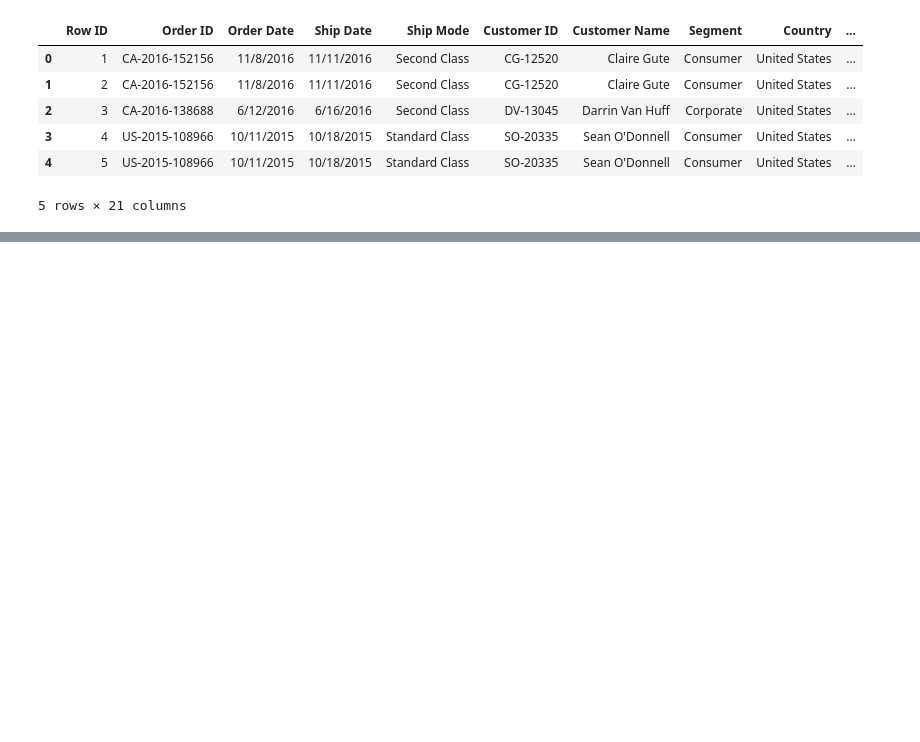
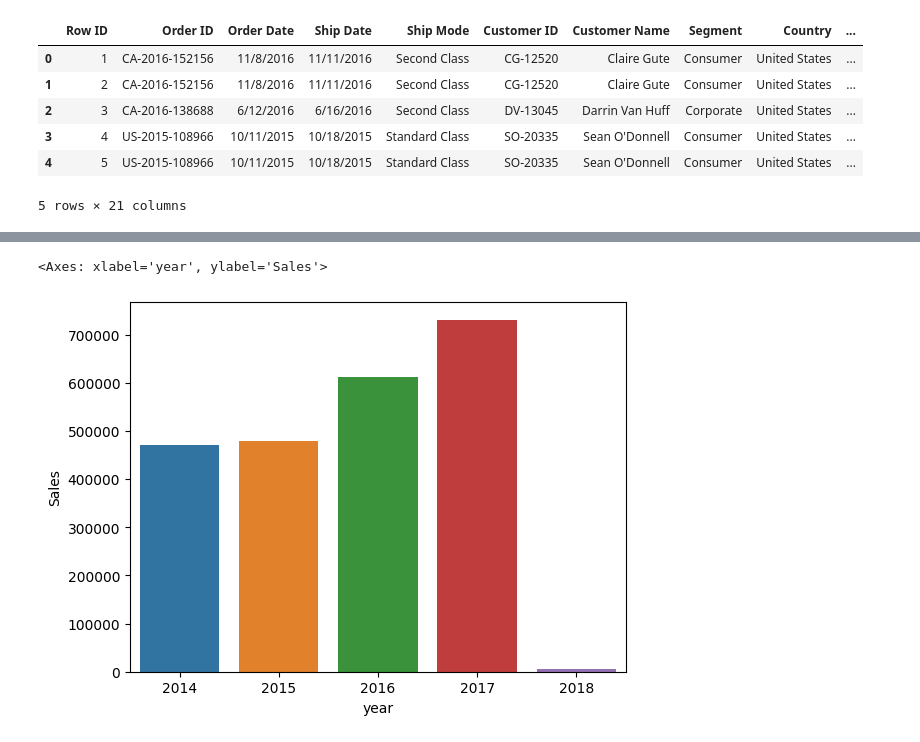
Before and after one commit to EricShinozaki/CS-2410-Final-Project, a Jupyter notebook: CS2410 Final Project.ipynb, the cells around one changed output, grey strips where cells are left out. Drawn from its saved outputs; the diff is of its cells as text; code cells hidden in the pictures; blank space fills up the shorter version.

```diff
--- a/CS2410 Final Project.ipynb
+++ b/CS2410 Final Project.ipynb
@@ -32,6 +59,8 @@ sorted_datesAndProfit.head()
 # %%
-# Sales over time
+# Sales over time data frame
 
-salesVsTime = df[['Quantity', 'Ship Date']]
+salesVsTime = df.groupby('year')['Sales'].sum().reset_index() # Gets the sum of sales for each month
 
-salesVsTime = datesAndProfit.sort_values(by='Ship Date')
+salesVsTime.columns = ['year', 'Sales'] # Changes the column names
+
+salesVsTime.head()
@@ -38,2 +74,7 @@ salesVsTime = datesAndProfit.sort_values(by='Ship Date')
 # %%
-# Gross sales vs Profit
+# sales over time graph
+
+sns.barplot(data=salesVsTime, x='year', y='Sales', hue='year')
+# %% [output]
+<Axes: xlabel='year', ylabel='Sales'>
+[figure, added]
```
Also changed, not shown: parts of 11 cells of this notebook.
